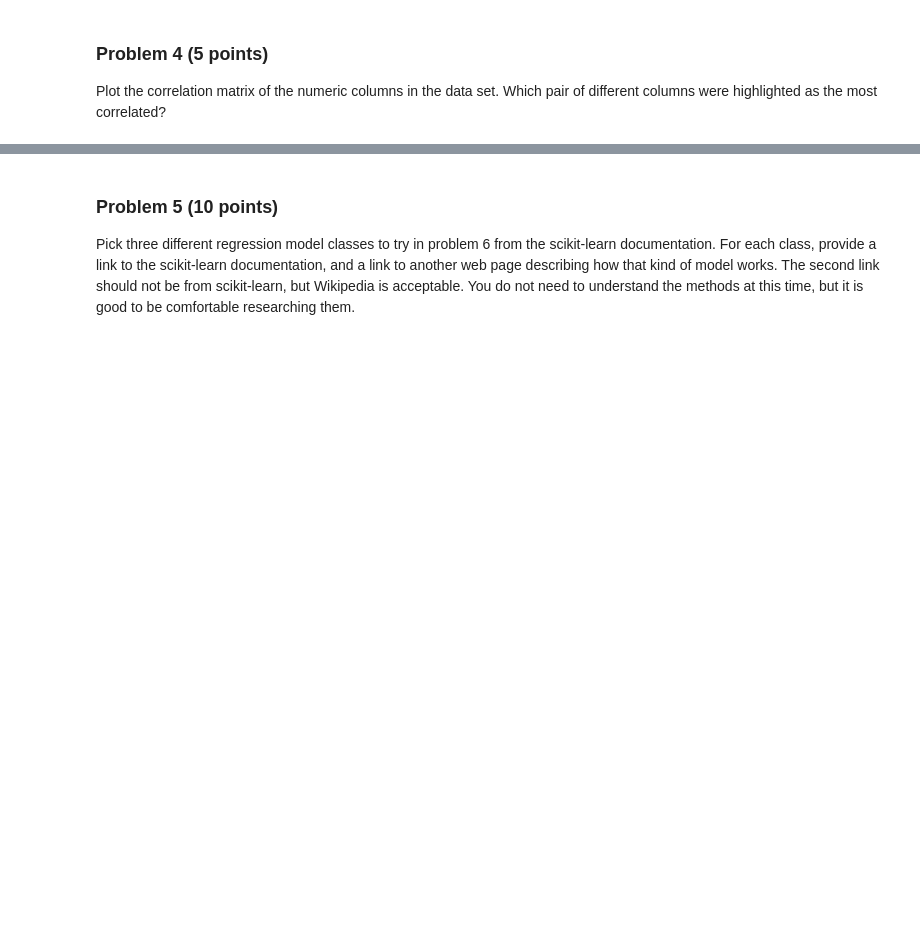
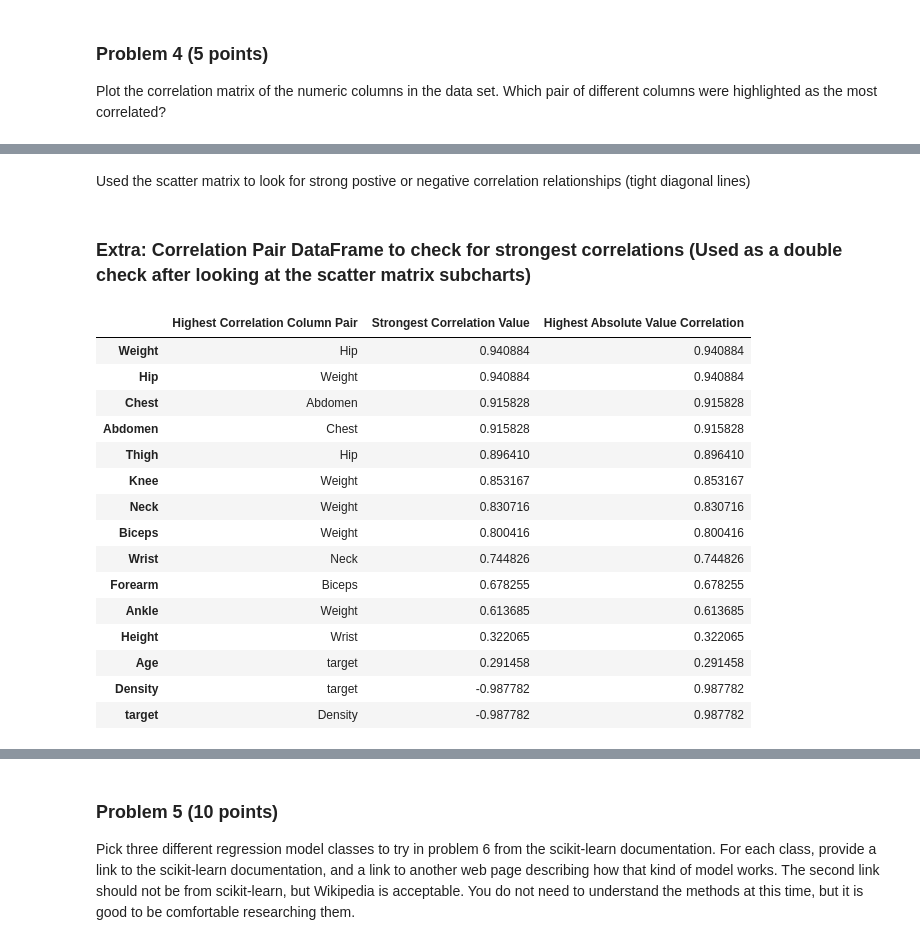
Before and after one commit to aidandig/dx602-final-project, a Jupyter notebook: project.ipynb, the cells around one changed output, grey strips where cells are left out. Cells and saved outputs as stored; diff of their text form; code cells hidden in the pictures; blank space fills up the shorter version.

Commit message:
Correlation matrix - Strongest correlations

```diff
--- a/project.ipynb
+++ b/project.ipynb
@@ -294,0 +296,42 @@ YOUR ANSWERS HERE
+# %% [markdown]
+Used the scatter matrix to look for strong postive or negative correlation relationships (tight diagonal lines)
+# %% [markdown]
+### Extra: Correlation Pair DataFrame to check for strongest correlations (Used as a double check after looking at the scatter matrix subcharts)
+# %%
+# Get correlation values for each column pair
+corr = body_fat.corr()
+
+# fill diagonal with 0 in order to find next highest correlation (gets rid of the 1.0 correlation pair of the column vs the same column)
+np.fill_diagonal(corr.values, 0)
+
+# Absolute value correlations in order to find strongest negative correlations too
+abs_corr = corr.abs()
+
+# Find strongest correlation pair for each column
+highest_corr_pairs = abs_corr.idxmax()
+highest_corr_values = abs_corr.max()
+
+values = []
+for c in highest_corr_pairs.index:
+    second_col = highest_corr_pairs[c]
+    val = corr.loc[c, second_col] # search for value based on original correlation data frame not the abs_corr to get strong negative numbers
+    values.append(val)
+
+pd.DataFrame({'Highest Correlation Column Pair': highest_corr_pairs, 'Strongest Correlation Value': values, 'Highest Absolute Value Correlation': highest_corr_values}).sort_values(by='Strongest Correlation Value', ascending=False)
+# %% [output]
+|  | Highest Correlation Column Pair | Strongest Correlation Value | Highest Absolute Value Correlation |
+| Weight | Hip | 0.940884 | 0.940884 |
+| Hip | Weight | 0.940884 | 0.940884 |
+| Chest | Abdomen | 0.915828 | 0.915828 |
+| Abdomen | Chest | 0.915828 | 0.915828 |
+| Thigh | Hip | 0.896410 | 0.896410 |
+| Knee | Weight | 0.853167 | 0.853167 |
+| Neck | Weight | 0.830716 | 0.830716 |
+| Biceps | Weight | 0.800416 | 0.800416 |
+| Wrist | Neck | 0.744826 | 0.744826 |
+| Forearm | Biceps | 0.678255 | 0.678255 |
+| Ankle | Weight | 0.613685 | 0.613685 |
+| Height | Wrist | 0.322065 | 0.322065 |
+| Age | target | 0.291458 | 0.291458 |
+| Density | target | -0.987782 | 0.987782 |
+| target | Density | -0.987782 | 0.987782 |
```
Also changed, not shown: parts of 5 cells of this notebook.
